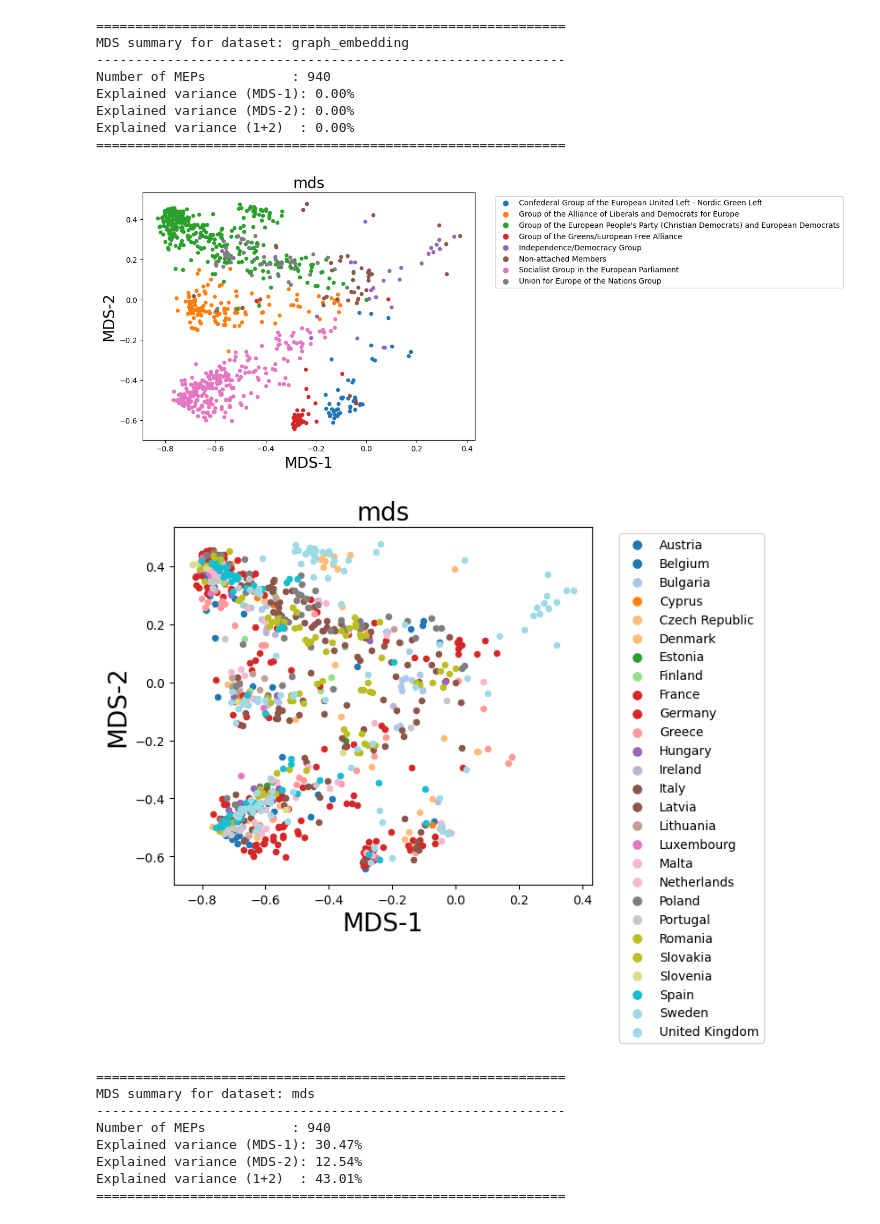
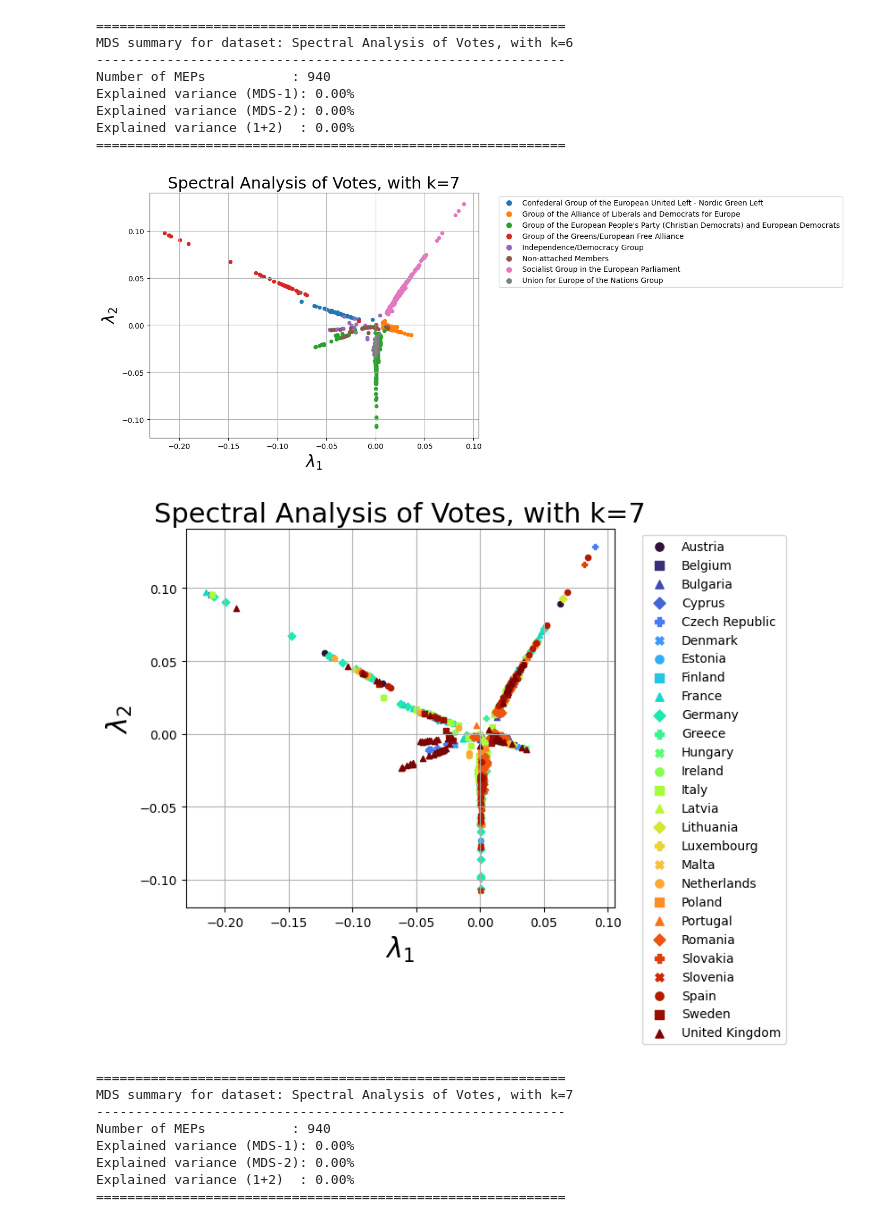
Before and after one commit to freds126/ML_avancerad, a Jupyter notebook: 2AD/process_data.ipynb, the cells around one changed output. Cells and saved outputs as stored; diff of their text form; code cells hidden in the pictures.

```diff
--- a/2AD/process_data.ipynb
+++ b/2AD/process_data.ipynb
@@ -337,7 +344,7 @@ graph_result = {"name": "graph_embedding",
 import matplotlib.pyplot as plt
 
 
-def plot_by_EPG(epg_labels, X, title="Plot", size=20, filename="plot_by_epg.png", save=False):
+def plot_by_EPG(epg_labels, X, title="Plot", size=22, filename="plot_by_epg.png", save=False):
 
     plt.figure(figsize=(8, 6))
     if X.shape[1] == 2:
@@ -353,23 +360,25 @@ def plot_by_EPG(epg_labels, X, title="Plot", size=20, filename="plot_by_epg.png"
     #plt.xlim(-5, 5)
 
     plt.title(title, fontsize=size)
-    plt.xlabel("MDS-1", fontsize=size)
-    plt.ylabel("MDS-2", fontsize=size)
-    plt.tight_layout(pad=2)
+    plt.xlabel(r"$\lambda_1$", fontsize=size)
+    plt.ylabel(r"$\lambda_2$", fontsize=size)
+    plt.grid()
+    plt.tight_layout()
 
     if save:
-        plt.savefig(filename)
+        plt.savefig(f"figures/{filename}", dpi=300, bbox_inches="tight")
     plt.show()
 
-def plot_by_country(country_labels, X, title="Plot", size=20, filename="plot_by_country.png", save=False):
+def plot_by_country(country_labels, X, title="Plot", size=22, filename="plot_by_country.png", save=False):
     plt.figure(figsize=(8, 6))
     cmap = plt.cm.get_cmap("turbo", len(np.unique(country_labels)))
-
+    markers = ['o','s','^','D','P','X']
+    n = len(markers)
 
     if X.shape[1] == 2:
         for i, c in enumerate(np.unique(country_labels)):
             mask = country_labels == c
-            plt.scatter(X[mask, 0], X[mask, 1], label=c, s=20, color=cmap(i))
+            plt.scatter(X[mask, 0], X[mask, 1], label=c, s=20, color=cmap(i), marker=markers[i % n])
 
     else:
         for c in np.unique(country_labels):
@@ -378,12 +387,13 @@ def plot_by_country(country_labels, X, title="Plot", size=20, filename="plot_by_
 
     plt.legend(markerscale=1.5, bbox_to_anchor=(1.05, 1), loc="upper left")#, fontsize=18)
     plt.title(title, fontsize=size)
-    plt.xlabel("MDS-1", fontsize=size)
-    plt.ylabel("MDS-2", fontsize=size)
-    plt.tight_layout(pad=2)
+    plt.xlabel(r"$\lambda_1$", fontsize=size)
+    plt.ylabel(r"$\lambda_2$", fontsize=size)
+    plt.grid()
+    plt.tight_layout()
 
     if save:
-        plt.savefig(filename)
+        plt.savefig(f"figures/{filename}", dpi=300, bbox_inches="tight")
     plt.show()
 
 
@@ -420,11 +430,13 @@ def plot_results(result):
 
     print_mds_summary(name, X, evals)
 
-
-plot_results(res_result)
+for k in ks:
+    plot_results(res_ks[k])
 #plot_results(means_result)
-plot_results(graph_result)
+#plot_results(graph_result)
 plot_results(result)
 #for result in results:
 #    plot_results(result)
+
+""" Ignore the explanation of variance for the spectral plots, it only applies to the last MDS plot! """
 # %% [output]
@@ -443,18 +455,18 @@ Explained variance (1+2)  : 0.00%
 ============================================================
-MDS summary for dataset: graph_embedding
+MDS summary for dataset: Spectral Analysis of Votes, with k=6
 ------------------------------------------------------------
 Number of MEPs           : 940
 Explained variance (MDS-1): 0.00%
 Explained variance (MDS-2): 0.00%
 Explained variance (1+2)  : 0.00%
 ============================================================
-[figure, old version]
+[figure, new version]
-[figure, old version]
+[figure, new version]
 ============================================================
-MDS summary for dataset: mds
+MDS summary for dataset: Spectral Analysis of Votes, with k=7
 ------------------------------------------------------------
 Number of MEPs           : 940
-Explained variance (MDS-1): 30.47%
-Explained variance (MDS-2): 12.54%
-Explained variance (1+2)  : 43.01%
+Explained variance (MDS-1): 0.00%
+Explained variance (MDS-2): 0.00%
+Explained variance (1+2)  : 0.00%
 ============================================================
```
Also changed, not shown: parts of 2 cells of this notebook.
